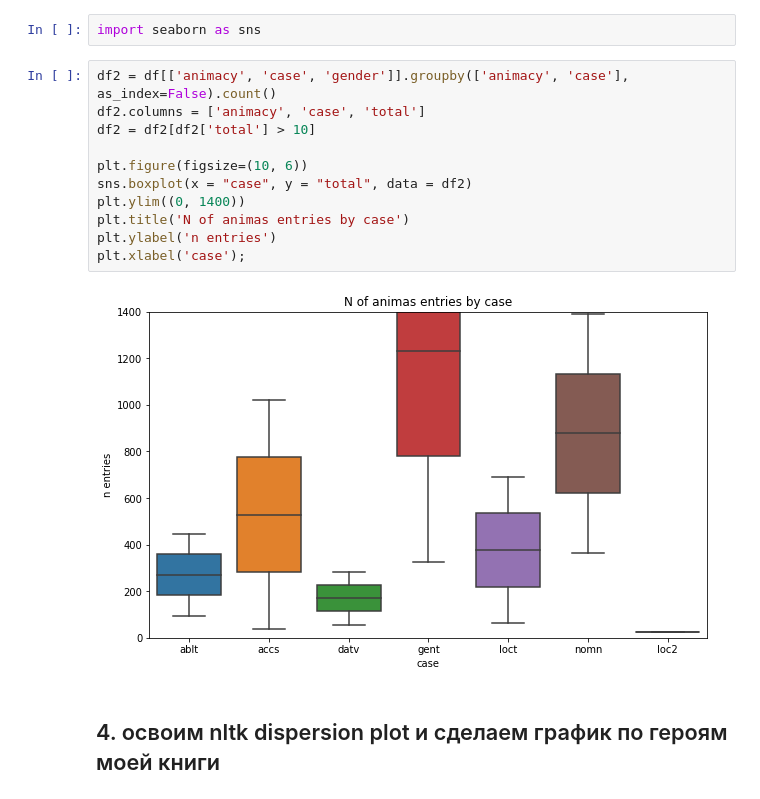
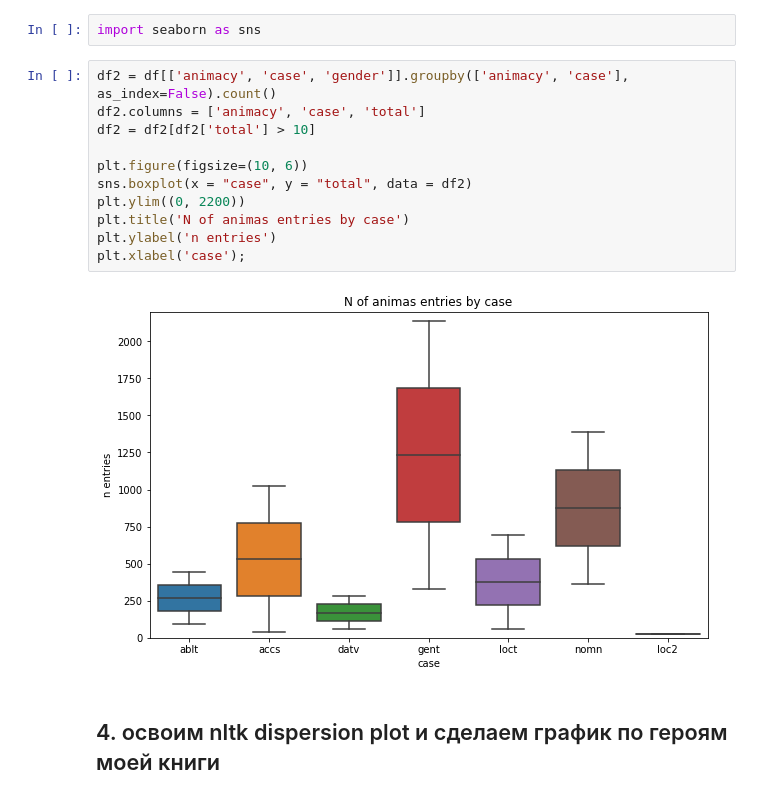
Before and after one commit to hse-ling-python/hw-2-groups-1-2-finplif, a Jupyter notebook: hw2.2.ipynb, the cells around one changed output. Saved outputs shown, nothing was run; the diff lists cells and outputs as text.

```diff
--- a/hw2.2.ipynb
+++ b/hw2.2.ipynb
@@ -188,16 +188,16 @@ import seaborn as sns
 # %%
 df2 = df[['animacy', 'case', 'gender']].groupby(['animacy', 'case'], as_index=False).count()
 df2.columns = ['animacy', 'case', 'total']
 df2 = df2[df2['total'] > 10]
 
 plt.figure(figsize=(10, 6))
 sns.boxplot(x = "case", y = "total", data = df2)
-plt.ylim((0, 1400))
+plt.ylim((0, 2200))
 plt.title('N of animas entries by case')
 plt.ylabel('n entries')
 plt.xlabel('case');
 # %% [output]
-[figure, old version]
+[figure, new version]
 # %% [markdown]
 ## 4. освоим nltk dispersion plot и сделаем  график по героям моей книги
 # %%
```
